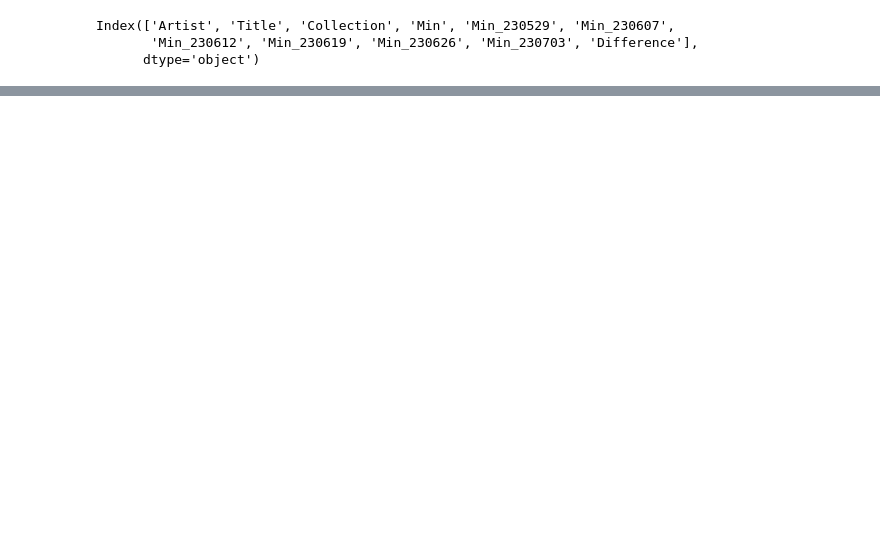
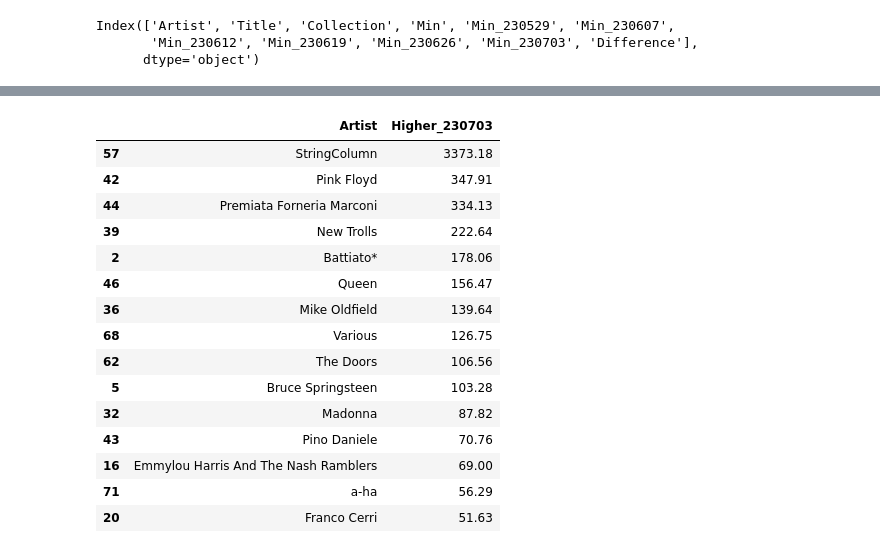
Before and after one commit to VannaLZ/Vinyl_Collection_Project, a Jupyter notebook: Discogs/Discogs_EDA/Collection_Value/Collection_Values_Tableau/EDA.ipynb, the cells around one changed output, grey strips where cells are left out. Saved outputs shown, nothing was run; the diff lists cells and outputs as text; code cells hidden in the pictures; blank space fills up the shorter version.

```diff
--- a/Discogs/Discogs_EDA/Collection_Value/Collection_Values_Tableau/EDA.ipynb
+++ b/Discogs/Discogs_EDA/Collection_Value/Collection_Values_Tableau/EDA.ipynb
@@ -364,0 +437,20 @@ positive_min_difference
+# %%
+Artist_sum = df_higher.groupby('Artist')['Higher_230703'].sum().reset_index().sort_values('Higher_230703', ascending=False)
+Artist_sum.head(15)
+# %% [output]
+|  | Artist | Higher_230703 |
+| 57 | StringColumn | 3373.18 |
+| 42 | Pink Floyd | 347.91 |
+| 44 | Premiata Forneria Marconi | 334.13 |
+| 39 | New Trolls | 222.64 |
+| 2 | Battiato* | 178.06 |
+| 46 | Queen | 156.47 |
+| 36 | Mike Oldfield | 139.64 |
+| 68 | Various | 126.75 |
+| 62 | The Doors | 106.56 |
+| 5 | Bruce Springsteen | 103.28 |
+| 32 | Madonna | 87.82 |
+| 43 | Pino Daniele | 70.76 |
+| 16 | Emmylou Harris And The Nash Ramblers | 69.00 |
+| 71 | a-ha | 56.29 |
+| 20 | Franco Cerri | 51.63 |
```
Also changed, not shown: parts of 13 cells of this notebook.
